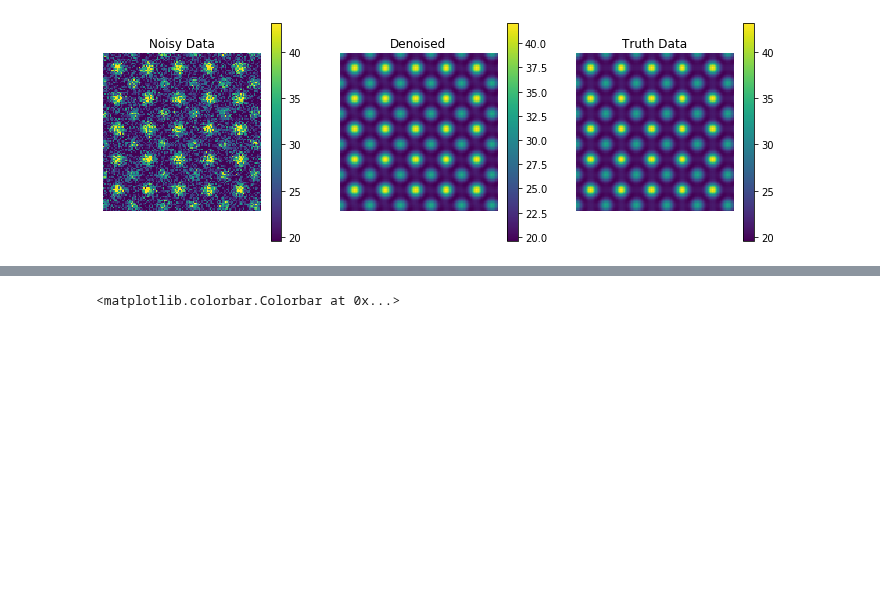
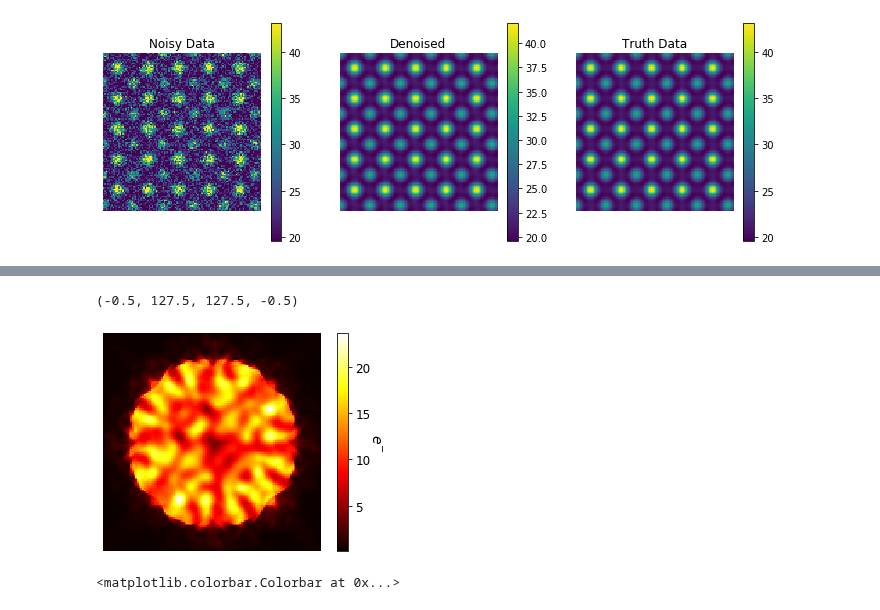
Before and after one commit to CY-Zhang/PyProcessingCodes, a Jupyter notebook: TensorDenoise/VisulizeResult_STOsim.ipynb, the cells around one changed output, grey strips where cells are left out. Drawn from its saved outputs; the diff is of its cells as text; code cells hidden in the pictures; blank space fills up the shorter version.

```diff
--- a/TensorDenoise/VisulizeResult_STOsim.ipynb
+++ b/TensorDenoise/VisulizeResult_STOsim.ipynb
@@ -109,3 +109,13 @@ plt.colorbar()
+# %%
+plt.imshow(truth_data[rx,ry,:].reshape(128,128),clim=[clim_low,clim_high],cmap='hot')
+cbar = plt.colorbar()
+cbar.ax.tick_params(labelsize=12)
+cbar.set_label('$e^{-}$',rotation=270,fontsize=14, labelpad = 12)
+plt.axis('off')
+# plt.title('Noisy')
+# %% [output]
+(-0.5, 127.5, 127.5, -0.5)
+[figure, added]
 # %%
 # Compare CBED from single rx,ry
 plt.figure(figsize=(12,4))
```
Also changed, not shown: parts of 3 cells of this notebook, 5 other files.
